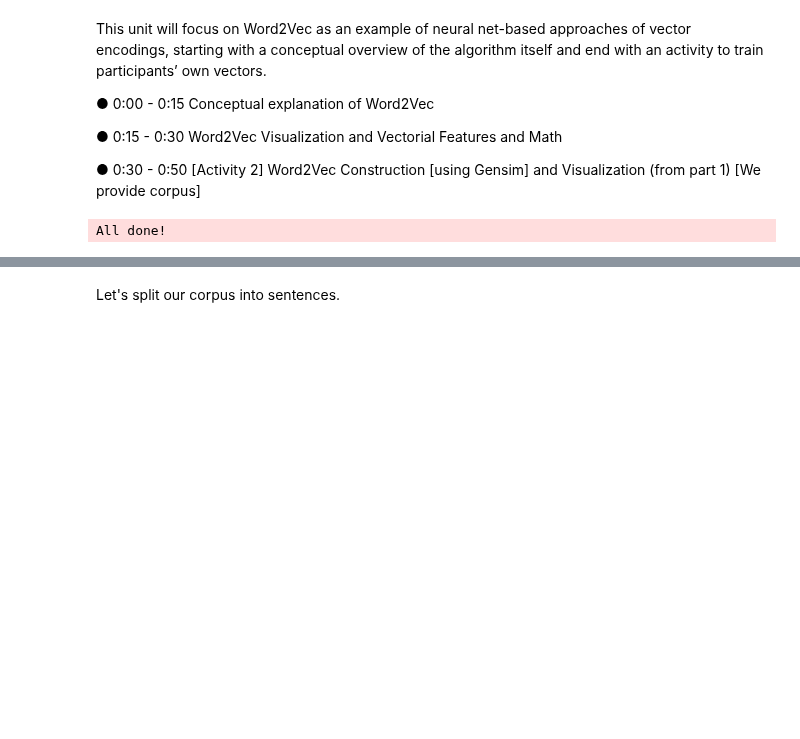
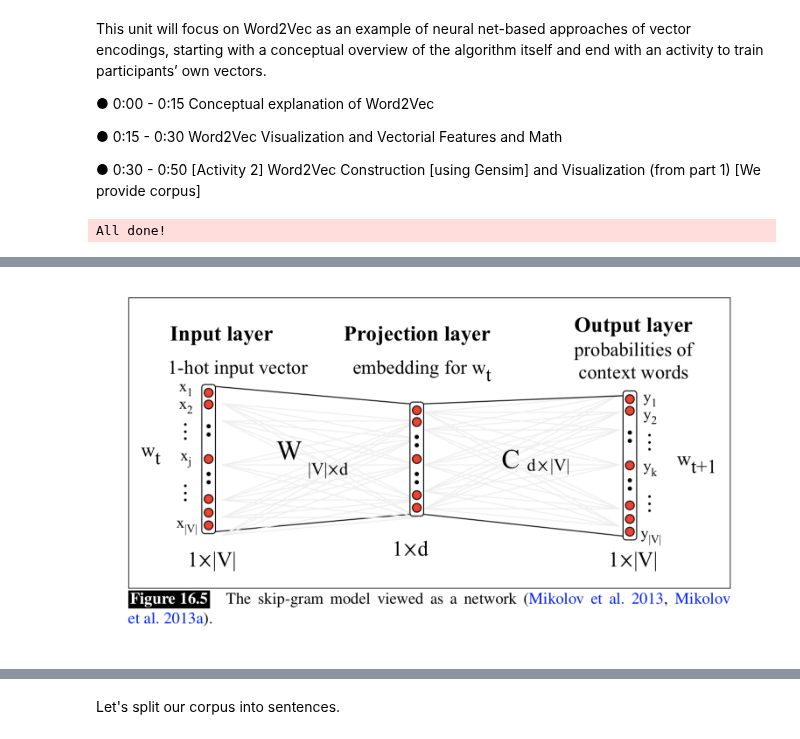
Before and after one commit to sul-cidr/dh2018-word-vector-workshops, a Jupyter notebook: part2.ipynb, the cells around one changed output, grey strips where cells are left out. Drawn from its saved outputs; the diff is of its cells as text; code cells hidden in the pictures; blank space fills up the shorter version.

```diff
--- a/part2.ipynb
+++ b/part2.ipynb
@@ -31,0 +36,6 @@ from nltk.tokenize.treebank import TreebankWordTokenizer
+# %%
+from IPython.display import Image
+'''Image from Jurafsky & Martin, Speech and Language Processing, 2016'''
+Image("./neuralnet.png")
+# %% [output]
+[figure, added]
```
Also changed, not shown: parts of 13 cells of this notebook, 2 other files.
